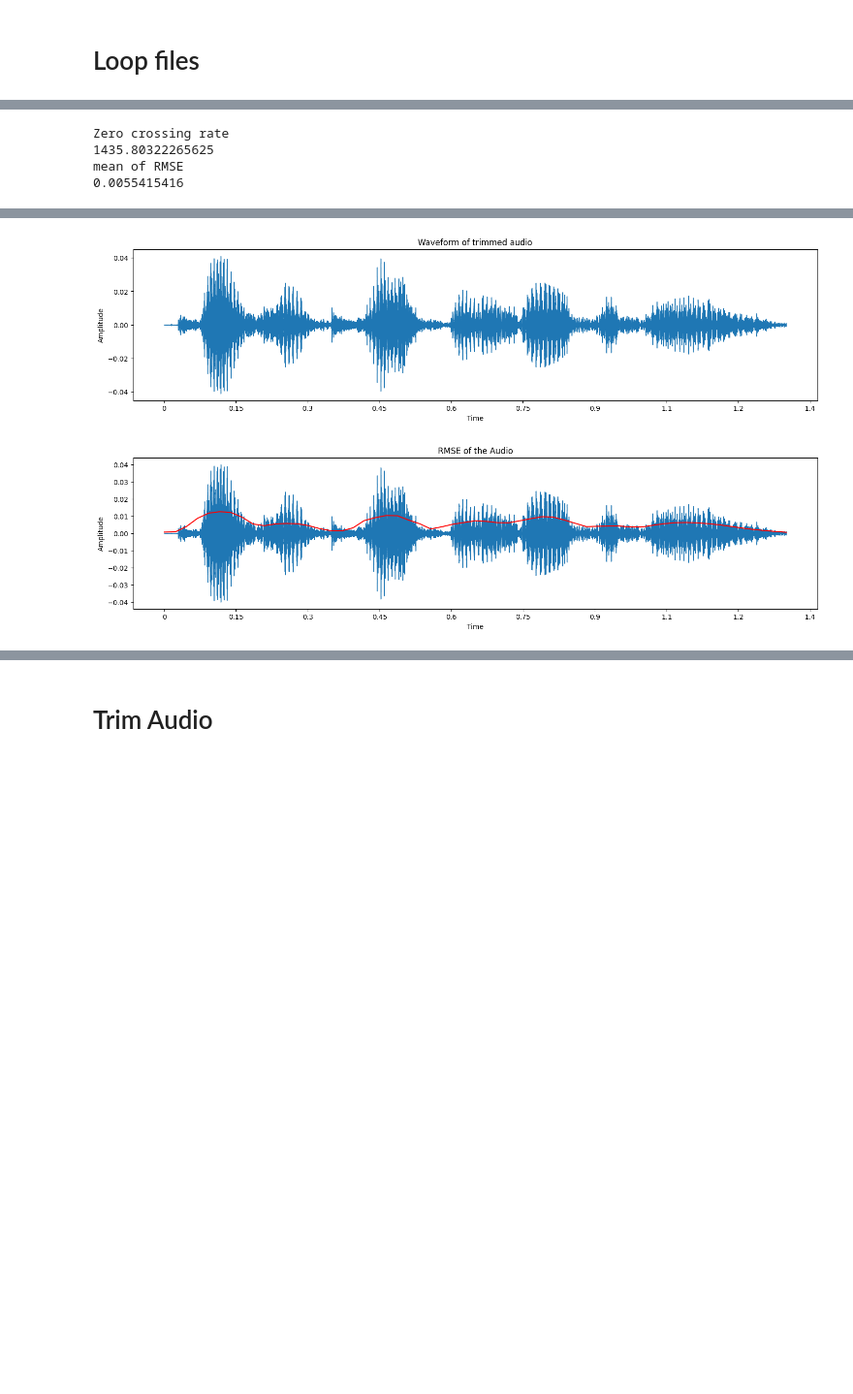
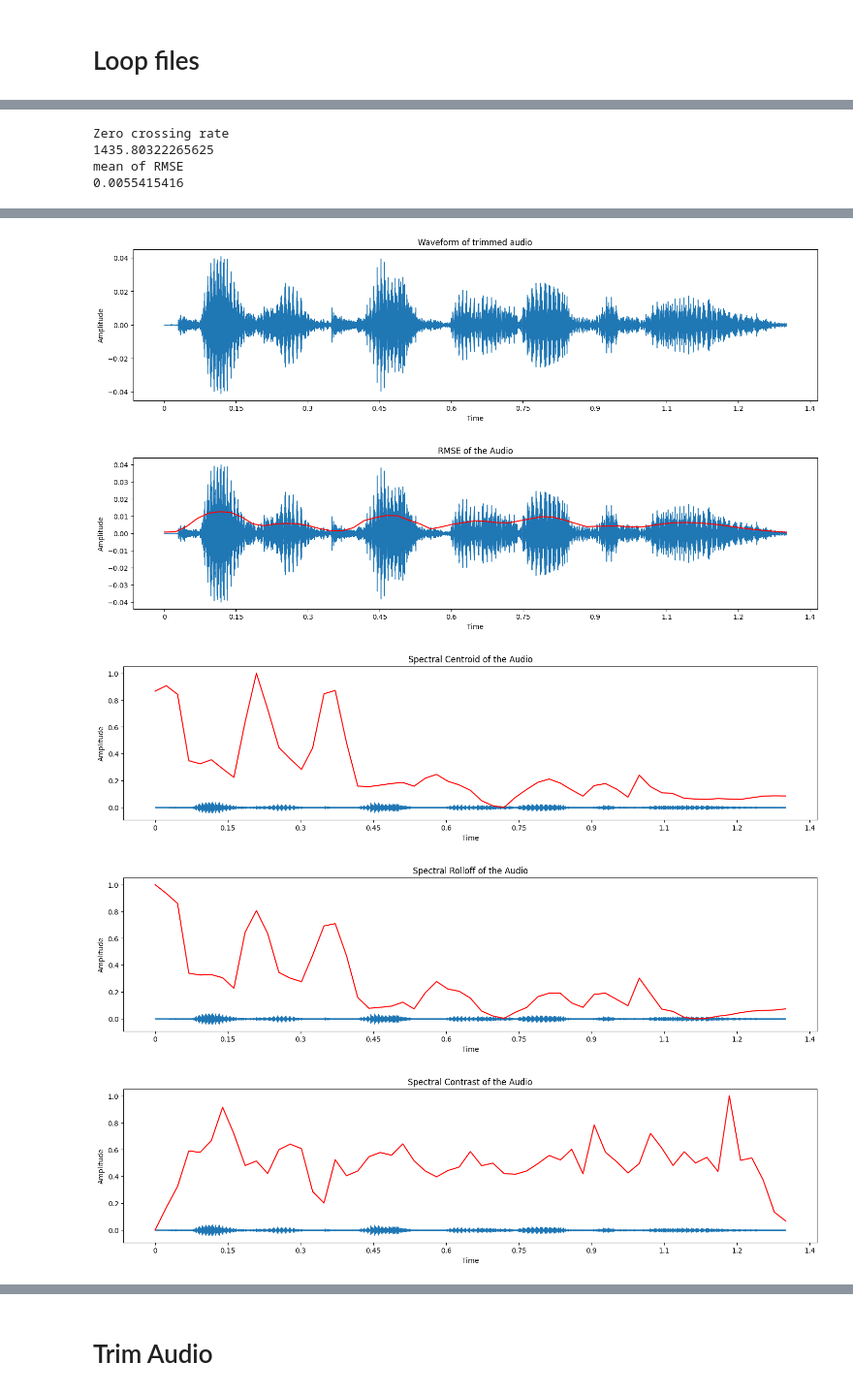
Before and after one commit to klarafolke/speech-emotion-recognition-gender-gap, a Jupyter notebook: emotionClassification.ipynb, the cells around one changed output, grey strips where cells are left out. Shown at 97% size. Cells and saved outputs as stored; diff of their text form; code cells hidden in the pictures; blank space fills up the shorter version.

Commit message:
continued on feature extraction

```diff
--- a/emotionClassification.ipynb
+++ b/emotionClassification.ipynb
@@ -135,19 +135,65 @@ fig.subplots_adjust(hspace=.5)
 
 audio, samplingRate = librosa.load(filename)
 
+# trim audio
 audioTrimmed = trimAudio(audio, samplingRate, filename)
 duration = len(audioTrimmed)/samplingRate
 
+# remove noise
 audioNoNoise = removeNoise(audioTrimmed, samplingRate, filename)
 
+# FEATURE EXTRACTION
 
+# zero crossing rate
 zero_crossing = zeroCrossingRate(audioNoNoise, samplingRate)
 print("Zero crossing rate")
-print(sum(zero_crossing)/duration) # zero crossings / sek
+print(sum(zero_crossing)/duration) # zero crossings / seconds
 
+# rmse
 rmse = RMSE(audioNoNoise, samplingRate, filename)
 print("mean of RMSE") # rmse / frame
 print(np.mean(rmse[0]))
+
+# spectral centroid
+spectral_centroids = spectralCentroid(audioNoNoise, samplingRate, filename)
+print("mean of spectral centroid")
+print(np.mean(spectral_centroids))
+
+# spectral rolloff
+spectral_rolloff = spectralRolloff(audioNoNoise, samplingRate, filename)
+print("mean of spectral rolloff")
+print(np.mean(spectral_rolloff))
+
+# specral contrast
+spectral_contrast = spectralContrast(audioNoNoise, samplingRate, filename)
+print("mean of spectral contrast")
+print(np.mean(spectral_contrast))
+
+# spectral flatness
+spectral_flatness = spectralFlatness(audioNoNoise, samplingRate, filename)
+print("mean of spectral flatness")
+print(np.mean(spectral_flatness))
+
+# spectral bandwidth
+spectral_bandwidth = spectralBandwidth(audioNoNoise, samplingRate, filename)
+print("mean of spectral bandwisth")
+print(np.mean(spectral_bandwidth))
+
+# MFCC
+mfcc = MFCC(audioNoNoise, samplingRate, filename)
+print(mfcc.shape)
+
+sum_rows = []
+for row in mfcc:
+    row_sum = sum(row)
+    sum_rows.append(row_sum)
+print(len(sum_rows))
+
+for sum, index in sum_rows:
+    sum_rows[index]=sum/57
+
+
+# klara tryin
 # %% [output]
 [figure]
 Zero crossing rate
@@ -157,2 +215,5 @@ mean of RMSE
 [figure]
 [figure]
+[figure, added]
+[figure, added]
+[figure, added]
```
Also changed, not shown: parts of 11 cells of this notebook.
